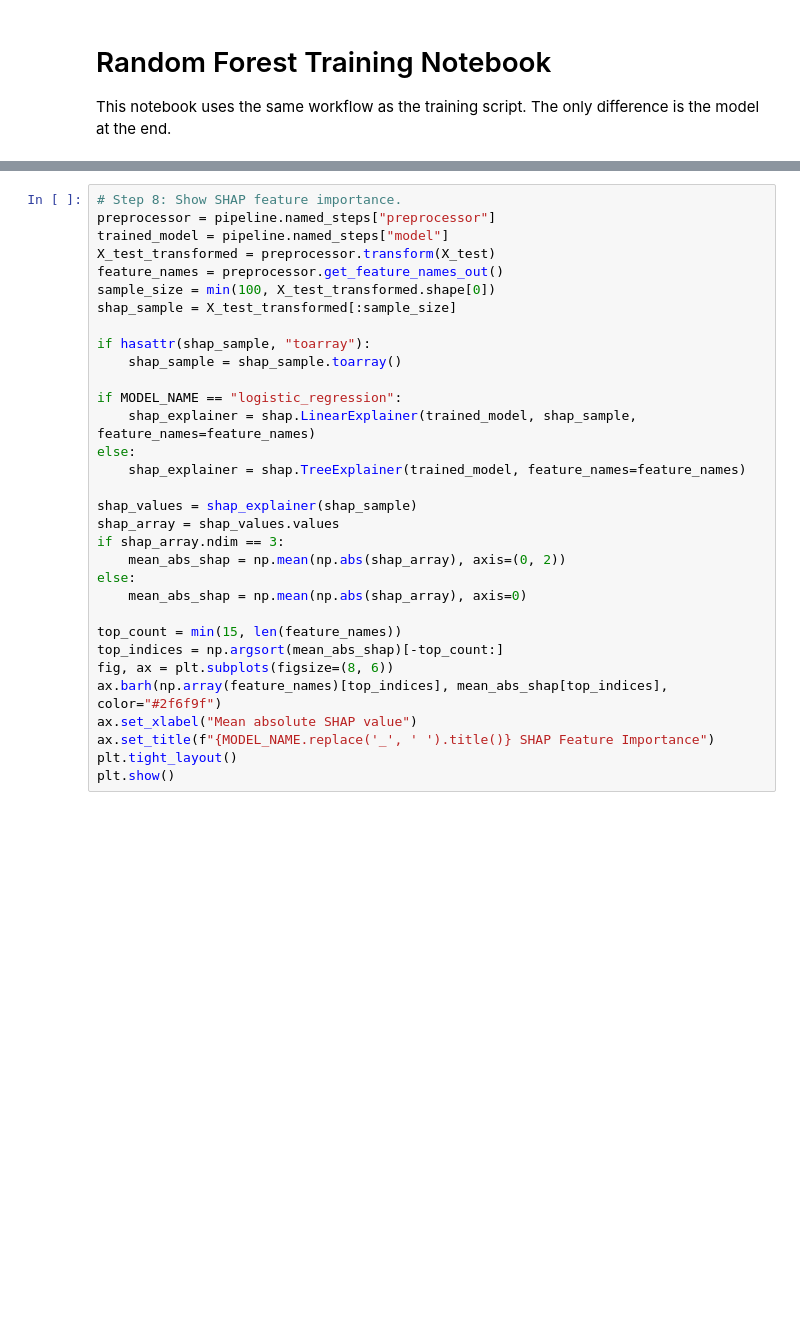
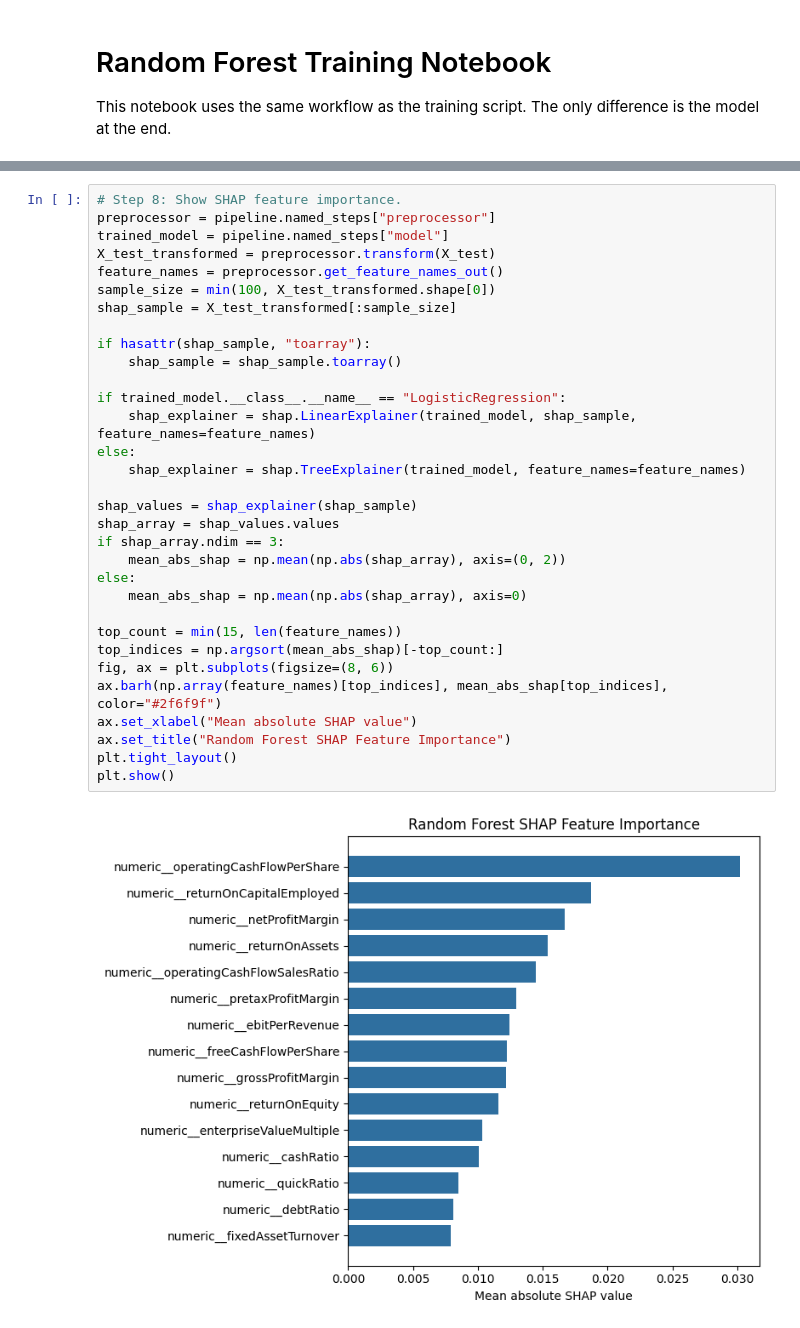
Before and after one commit to nicholas24042626/CreditSight, a Jupyter notebook: notebook/random_forest/random_forest.ipynb, the cells around one changed output, grey strips where cells are left out. Saved outputs shown, nothing was run; the diff lists cells and outputs as text; blank space fills up the shorter version.

```diff
--- a/notebook/random_forest/random_forest.ipynb
+++ b/notebook/random_forest/random_forest.ipynb
@@ -154,32 +195,34 @@ plt.show()
 # %%
 # Step 8: Show SHAP feature importance.
 preprocessor = pipeline.named_steps["preprocessor"]
 trained_model = pipeline.named_steps["model"]
 X_test_transformed = preprocessor.transform(X_test)
 feature_names = preprocessor.get_feature_names_out()
 sample_size = min(100, X_test_transformed.shape[0])
 shap_sample = X_test_transformed[:sample_size]
 
 if hasattr(shap_sample, "toarray"):
     shap_sample = shap_sample.toarray()
 
-if MODEL_NAME == "logistic_regression":
+if trained_model.__class__.__name__ == "LogisticRegression":
     shap_explainer = shap.LinearExplainer(trained_model, shap_sample, feature_names=feature_names)
 else:
     shap_explainer = shap.TreeExplainer(trained_model, feature_names=feature_names)
 
 shap_values = shap_explainer(shap_sample)
 shap_array = shap_values.values
 if shap_array.ndim == 3:
     mean_abs_shap = np.mean(np.abs(shap_array), axis=(0, 2))
 else:
     mean_abs_shap = np.mean(np.abs(shap_array), axis=0)
 
 top_count = min(15, len(feature_names))
 top_indices = np.argsort(mean_abs_shap)[-top_count:]
 fig, ax = plt.subplots(figsize=(8, 6))
 ax.barh(np.array(feature_names)[top_indices], mean_abs_shap[top_indices], color="#2f6f9f")
 ax.set_xlabel("Mean absolute SHAP value")
-ax.set_title(f"{MODEL_NAME.replace('_', ' ').title()} SHAP Feature Importance")
+ax.set_title("Random Forest SHAP Feature Importance")
 plt.tight_layout()
 plt.show()
+# %% [output]
+[figure, added]
```
Also changed, not shown: parts of 8 cells of this notebook, 4 other files.
